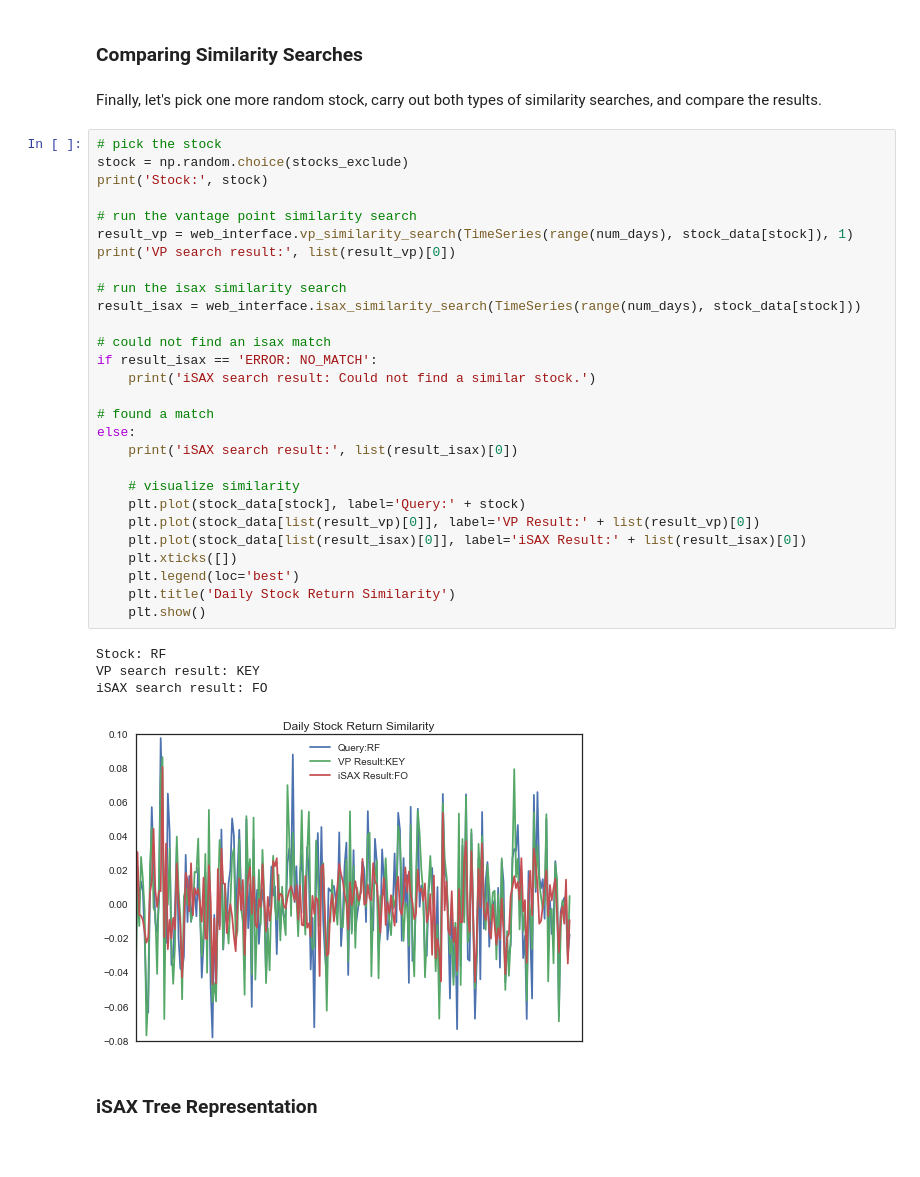
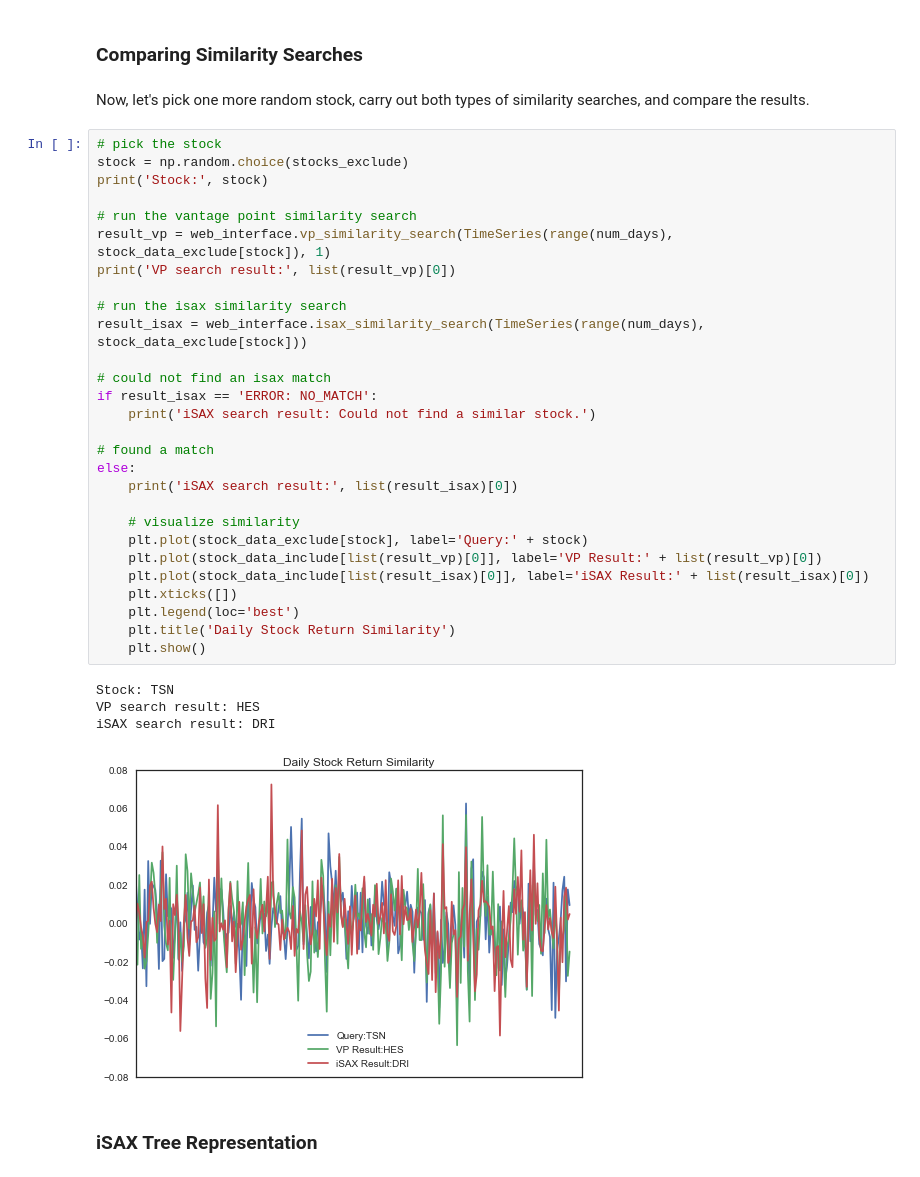
Before and after one commit to Mynti207/TimeDB, a Jupyter notebook: docs/stock_example_returns.ipynb, the cells around one changed output. Saved outputs shown, nothing was run; the diff lists cells and outputs as text.

```diff
--- a/docs/stock_example_returns.ipynb
+++ b/docs/stock_example_returns.ipynb
@@ -171,40 +170,40 @@ Most similar stock: JNJ
 # %% [markdown]
 ### Comparing Similarity Searches
 # %% [markdown]
-Finally, let's pick one more random stock, carry out both types of similarity searches, and compare the results.
+Now, let's pick one more random stock, carry out both types of similarity searches, and compare the results.
 # %%
 # pick the stock
 stock = np.random.choice(stocks_exclude)
 print('Stock:', stock)
 
 # run the vantage point similarity search
-result_vp = web_interface.vp_similarity_search(TimeSeries(range(num_days), stock_data[stock]), 1)
+result_vp = web_interface.vp_similarity_search(TimeSeries(range(num_days), stock_data_exclude[stock]), 1)
 print('VP search result:', list(result_vp)[0])
 
 # run the isax similarity search
-result_isax = web_interface.isax_similarity_search(TimeSeries(range(num_days), stock_data[stock]))
+result_isax = web_interface.isax_similarity_search(TimeSeries(range(num_days), stock_data_exclude[stock]))
 
 # could not find an isax match
 if result_isax == 'ERROR: NO_MATCH':
     print('iSAX search result: Could not find a similar stock.')
 
 # found a match
 else:
     print('iSAX search result:', list(result_isax)[0])
 
     # visualize similarity
-    plt.plot(stock_data[stock], label='Query:' + stock)
-    plt.plot(stock_data[list(result_vp)[0]], label='VP Result:' + list(result_vp)[0])
-    plt.plot(stock_data[list(result_isax)[0]], label='iSAX Result:' + list(result_isax)[0])
+    plt.plot(stock_data_exclude[stock], label='Query:' + stock)
+    plt.plot(stock_data_include[list(result_vp)[0]], label='VP Result:' + list(result_vp)[0])
+    plt.plot(stock_data_include[list(result_isax)[0]], label='iSAX Result:' + list(result_isax)[0])
     plt.xticks([])
     plt.legend(loc='best')
     plt.title('Daily Stock Return Similarity')
     plt.show()
 # %% [output]
-Stock: RF
-VP search result: KEY
-iSAX search result: FO
+Stock: TSN
+VP search result: HES
+iSAX search result: DRI
-[figure, old version]
+[figure, new version]
 # %% [markdown]
 ### iSAX Tree Representation
 # %% [markdown]
```
Also changed, not shown: parts of 8 cells of this notebook, 9 other files.
